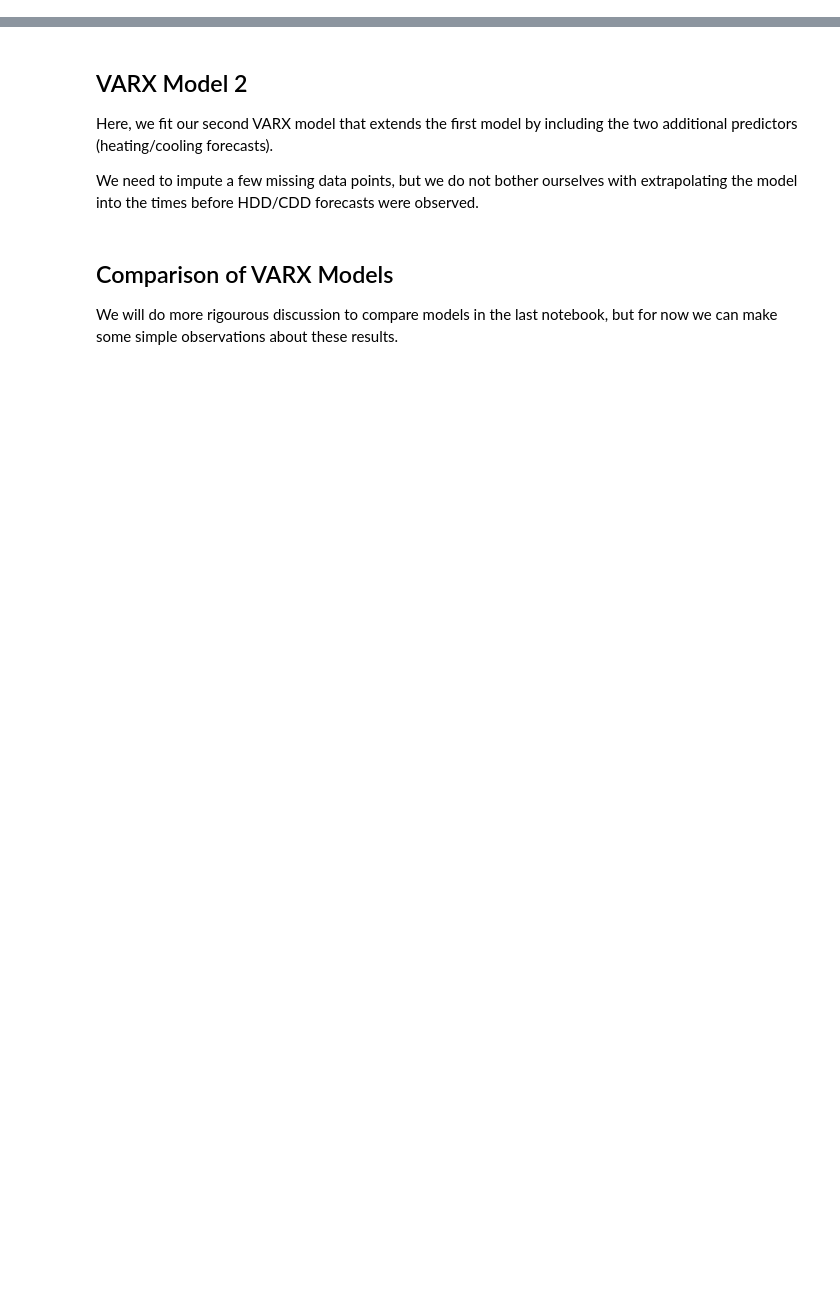
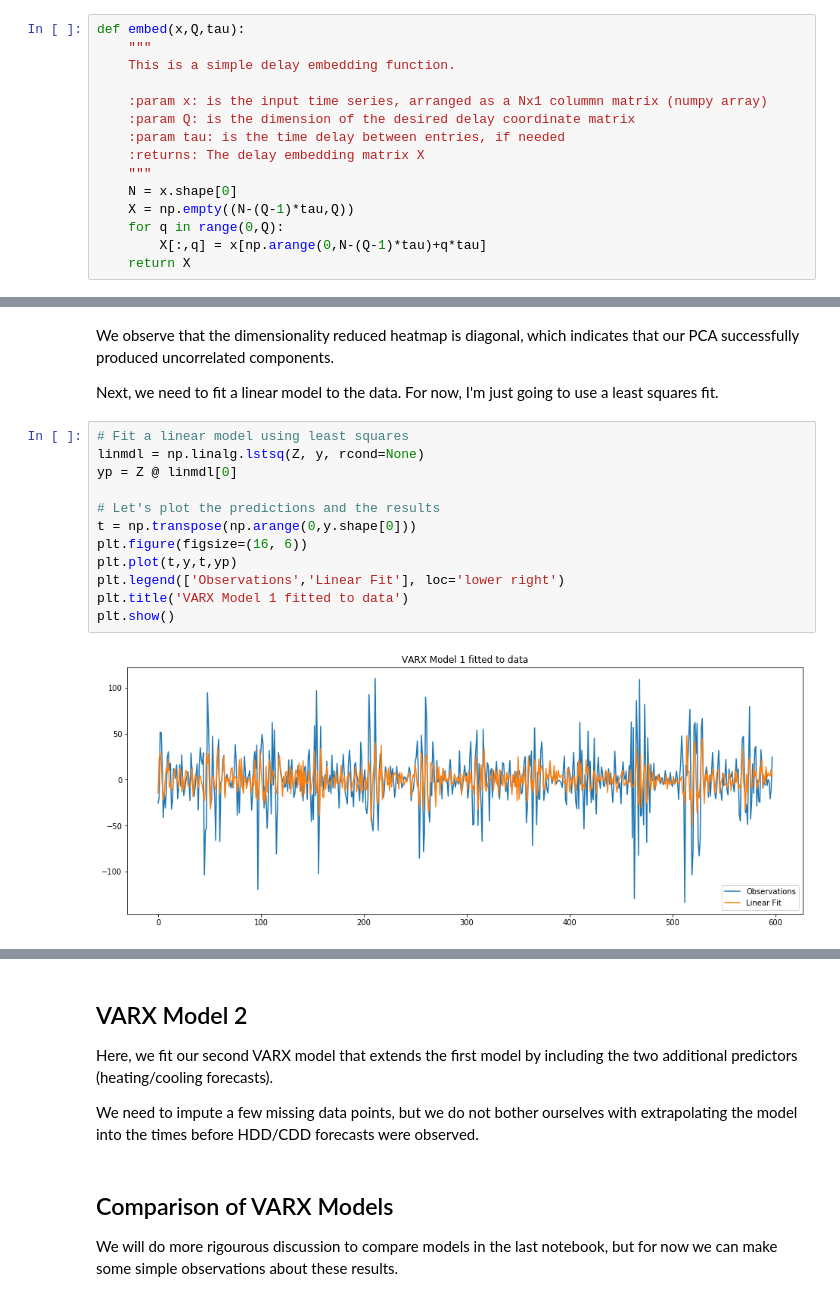
Before and after one commit to KurtButler/AMS520-Project, a Jupyter notebook: Notebooks/Linear Models - Gas.ipynb, the cells around one changed output, grey strips where cells are left out. Cells and saved outputs as stored; diff of their text form; blank space fills up the shorter version.

```diff
--- a/Notebooks/Linear Models - Gas.ipynb
+++ b/Notebooks/Linear Models - Gas.ipynb
@@ -16,0 +62,15 @@ Here, we fit our first VARX model that uses stocks and airport temperatures to f
+# %%
+def embed(x,Q,tau):
+    """
+    This is a simple delay embedding function.
+
+    :param x: is the input time series, arranged as a Nx1 colummn matrix (numpy array)
+    :param Q: is the dimension of the desired delay coordinate matrix
+    :param tau: is the time delay between entries, if needed
+    :returns: The delay embedding matrix X
+    """
+    N = x.shape[0]
+    X = np.empty((N-(Q-1)*tau,Q))
+    for q in range(0,Q):
+        X[:,q] = x[np.arange(0,N-(Q-1)*tau)+q*tau]
+    return X
@@ -16,0 +134,18 @@ Here, we fit our first VARX model that uses stocks and airport temperatures to f
+# %% [markdown]
+We observe that the dimensionality reduced heatmap is diagonal, which indicates that our PCA successfully produced uncorrelated components.
+
+Next, we need to fit a linear model to the data. For now, I'm just going to use a least squares fit.
+# %%
+# Fit a linear model using least squares
+linmdl = np.linalg.lstsq(Z, y, rcond=None)
+yp = Z @ linmdl[0]
+
+# Let's plot the predictions and the results
+t = np.transpose(np.arange(0,y.shape[0]))
+plt.figure(figsize=(16, 6))
+plt.plot(t,y,t,yp)
+plt.legend(['Observations','Linear Fit'], loc='lower right')
+plt.title('VARX Model 1 fitted to data')
+plt.show()
+# %% [output]
+[figure, added]
```
Also changed, not shown: parts of 12 cells of this notebook.
